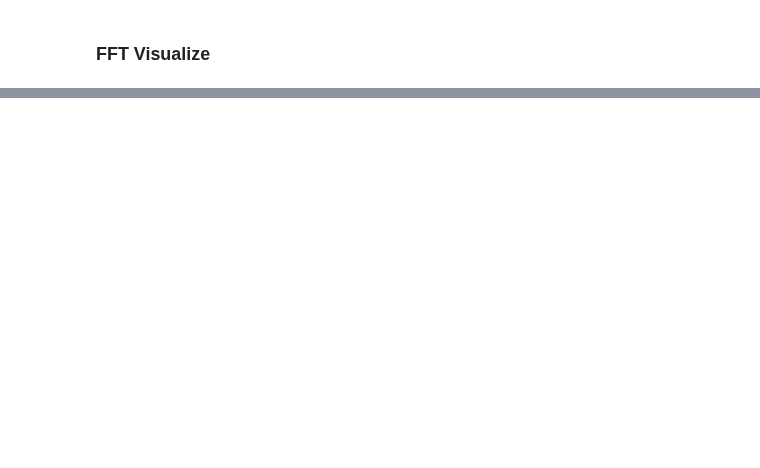
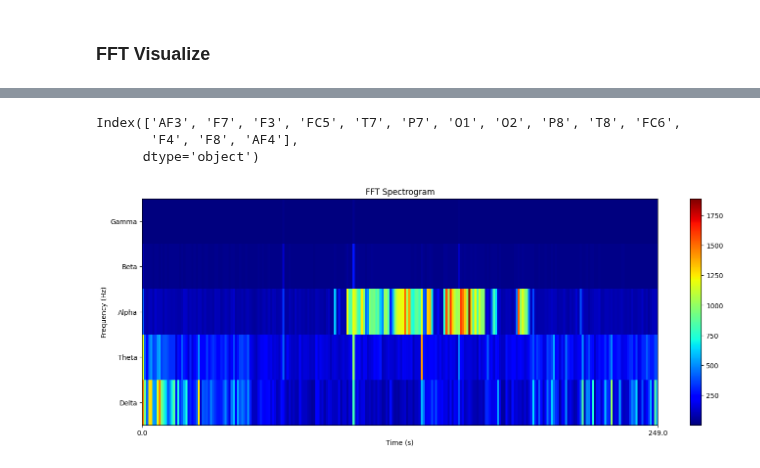
Before and after one commit to yakir4123/SNN-SCTN, a Jupyter notebook: scripts/mental_attention_state_detection.ipynb, the cells around one changed output, grey strips where cells are left out. Cells and saved outputs as stored; diff of their text form; code cells hidden in the pictures; blank space fills up the shorter version.

```diff
--- a/scripts/mental_attention_state_detection.ipynb
+++ b/scripts/mental_attention_state_detection.ipynb
@@ -369,0 +464,60 @@ bins=4001 | time_window=0.743s | spikes_window 6251.162 | fft_window 1.347 | Cor
+# %%
+example_data.columns
+# %% [output]
+Index(['AF3', 'F7', 'F3', 'FC5', 'T7', 'P7', 'O1', 'O2', 'P8', 'T8', 'FC6',
+       'F4', 'F8', 'AF4'],
+      dtype='object')
+# %%
+import numpy as np
+import matplotlib.pyplot as plt
+
+fig, ax = plt.subplots(figsize=(17, 6))
+
+# Generate some example data
+fs = 128  # Sampling frequency
+# Compute the spectrogram with a colormap
+Pxx, freqs, bins, im = plt.specgram(example_data['O1'], Fs=fs, cmap='magma')
+
+# Define the frequency ranges for digitizing
+freq_ranges = [0, 4, 8, 14, 32, 64]
+freq_labels = ['Delta', 'Theta', 'Alpha', 'Beta', 'Gamma']
+
+# Define the number of x-axis bins
+N = 250
+
+# Compute the bin edges for the x-axis
+x_edges = np.linspace(0, bins[-1], N + 1)
+
+# Digitize the spectrogram
+digitized = np.zeros((len(freq_ranges) - 1, N))
+for i in range(N):
+    x_start = x_edges[i]
+    x_end = x_edges[i + 1]
+    x_mask = np.logical_and(bins >= x_start, bins < x_end)
+    for j in range(len(freq_ranges) - 1):
+        freq_start = freq_ranges[j]
+        freq_end = freq_ranges[j + 1]
+        freq_mask = np.logical_and(freqs >= freq_start, freqs < freq_end)
+        digitized[j, i] = np.sum(Pxx[freq_mask][:, x_mask]) / (freq_end- freq_start)
+
+# Plot the digitized spectrogram
+im = plt.imshow(digitized, extent=[x_edges[0], x_edges[-1], 0, len(freq_ranges) - 1],
+           aspect='auto', origin='lower', cmap='jet')
+
+# Add a colorbar
+plt.colorbar(im)
+
+# Set the y-tick labels to the frequency range labels
+plt.yticks(np.arange(len(freq_labels)) + .5, freq_labels)
+plt.xticks(np.linspace(0, Pxx.shape[1], N//100, dtype=int), np.linspace(0, N-1, N//100))
+
+
+# Add labels and title
+plt.xlabel('Time (s)')
+plt.ylabel('Frequency (Hz)')
+plt.title('FFT Spectrogram')
+
+# Show the plot
+plt.show()
+# %% [output]
+[figure, added]
```
Also changed, not shown: parts of 17 cells of this notebook, 4 other files.
